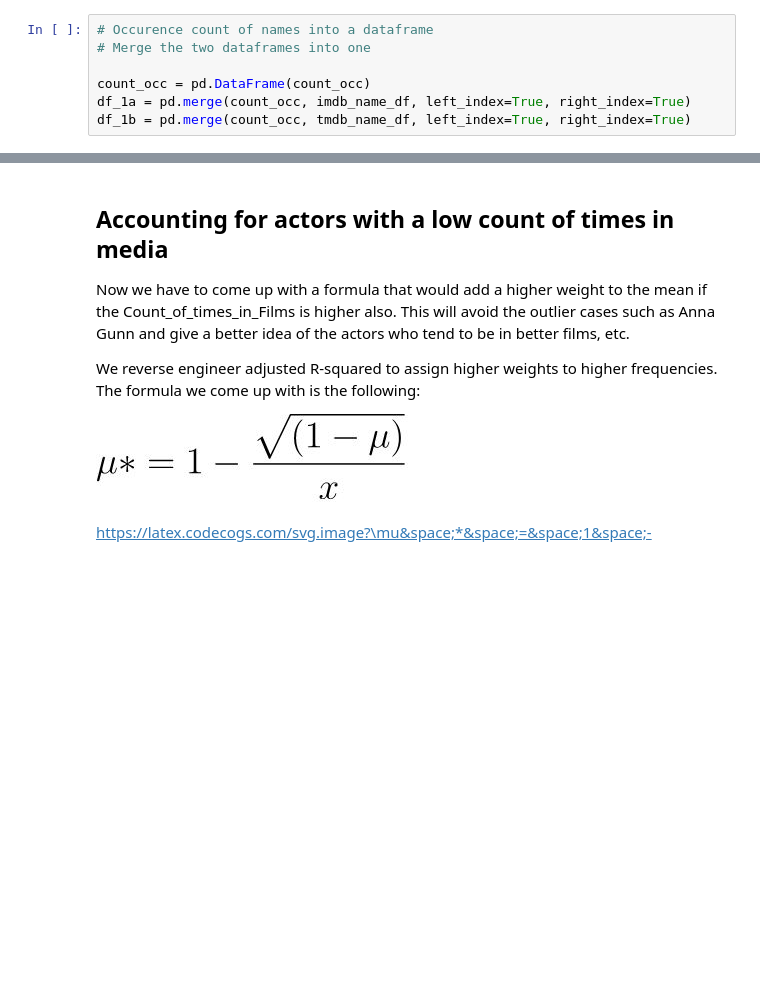
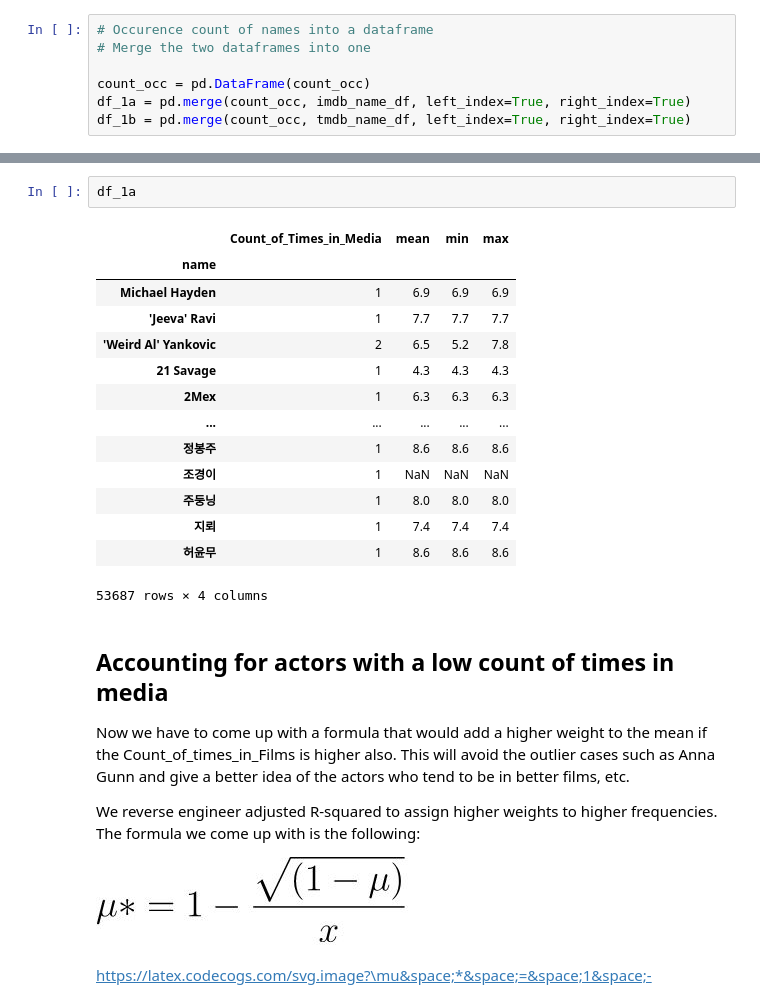
Before and after one commit to lukeonyw/netflix-analysis, a Jupyter notebook: netflix-analysis/Netflix Analysis.ipynb, the cells around one changed output, grey strips where cells are left out. Drawn from its saved outputs; the diff is of its cells as text; blank space fills up the shorter version.

```diff
--- a/netflix-analysis/Netflix Analysis.ipynb
+++ b/netflix-analysis/Netflix Analysis.ipynb
@@ -199,4 +200,21 @@ df_1a.sort_values(by=['Count_of_Times_in_Media'])
 53687 rows × 4 columns
+# %%
+df_1a
+# %% [output]
+|  | Count_of_Times_in_Media | mean | min | max |
+| name |  |  |  |  |
+| Michael Hayden | 1 | 6.9 | 6.9 | 6.9 |
+| 'Jeeva' Ravi | 1 | 7.7 | 7.7 | 7.7 |
+| 'Weird Al' Yankovic | 2 | 6.5 | 5.2 | 7.8 |
+| 21 Savage | 1 | 4.3 | 4.3 | 4.3 |
+| 2Mex | 1 | 6.3 | 6.3 | 6.3 |
+| ... | ... | ... | ... | ... |
+| 정봉주 | 1 | 8.6 | 8.6 | 8.6 |
+| 조경이 | 1 | NaN | NaN | NaN |
+| 주둥닝 | 1 | 8.0 | 8.0 | 8.0 |
+| 지뢰 | 1 | 7.4 | 7.4 | 7.4 |
+| 허윤무 | 1 | 8.6 | 8.6 | 8.6 |
+53687 rows × 4 columns
 # %% [markdown]
 ## Accounting for actors with a low count of times in media
 
```
Also changed, not shown: parts of 7 cells of this notebook.
